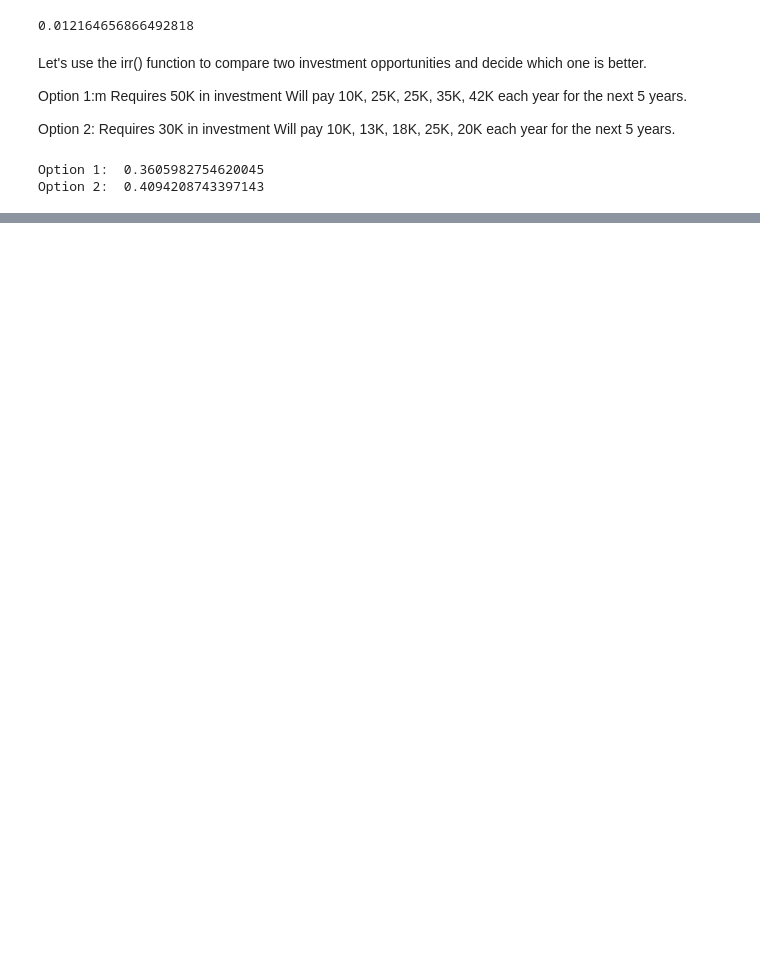
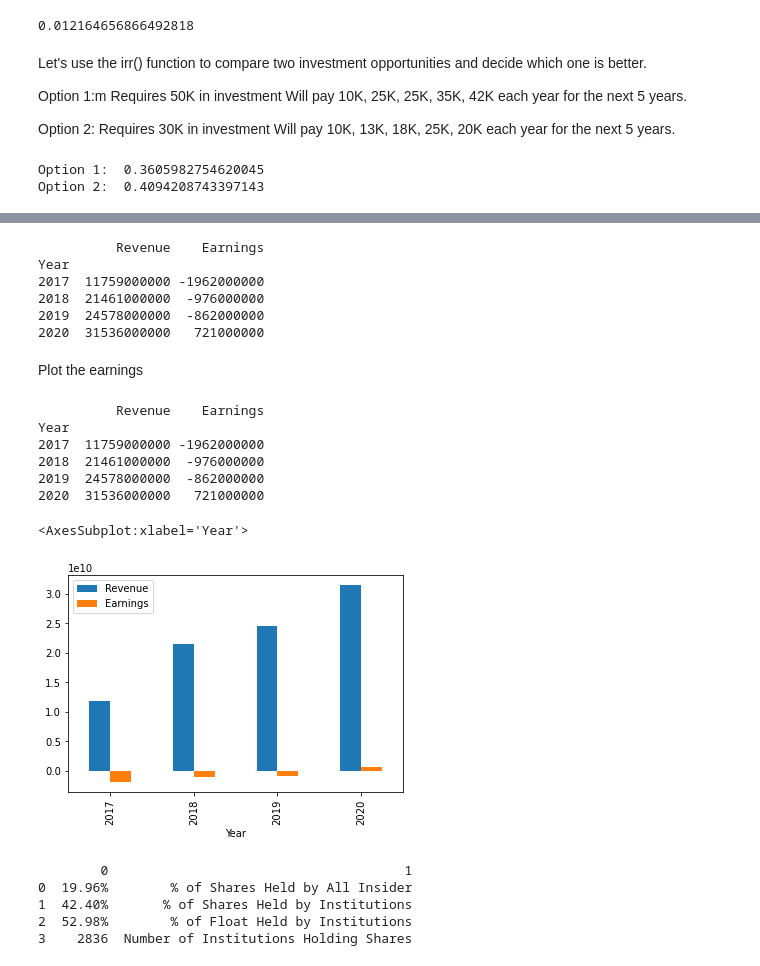
Before and after one commit to luislerma5593/Learning, a Jupyter notebook: Python/Python_for_finance.ipynb, the cells around one changed output, grey strips where cells are left out. Cells and saved outputs as stored; diff of their text form; code cells hidden in the pictures; blank space fills up the shorter version.

```diff
--- a/Python/Python_for_finance.ipynb
+++ b/Python/Python_for_finance.ipynb
@@ -79,0 +268,39 @@ cf1+cf1
+# %%
+# show earnings
+print(data.earnings)
+# %% [output]
+          Revenue    Earnings
+Year
+2017  11759000000 -1962000000
+2018  21461000000  -976000000
+2019  24578000000  -862000000
+2020  31536000000   721000000
+# %% [markdown]
+Plot the earnings
+# %%
+import yfinance as yf
+import matplotlib.pyplot as plt
+
+data = yf.Ticker("TSLA")
+
+x = data.earnings
+print(x)
+
+x.plot(kind="bar")
+# %% [output]
+          Revenue    Earnings
+Year
+2017  11759000000 -1962000000
+2018  21461000000  -976000000
+2019  24578000000  -862000000
+2020  31536000000   721000000
+<AxesSubplot:xlabel='Year'>
+[figure, added]
+# %%
+print(data.major_holders)
+# %% [output]
+        0                                      1
+0  19.96%        % of Shares Held by All Insider
+1  42.40%       % of Shares Held by Institutions
+2  52.98%        % of Float Held by Institutions
+3    2836  Number of Institutions Holding Shares
```
Also changed, not shown: parts of 35 cells of this notebook, 3 other files.
